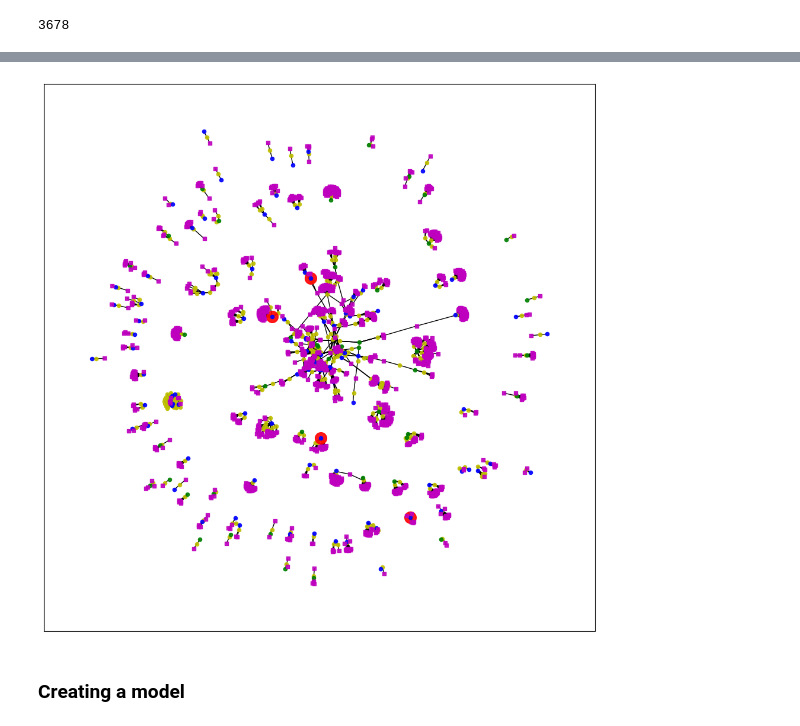
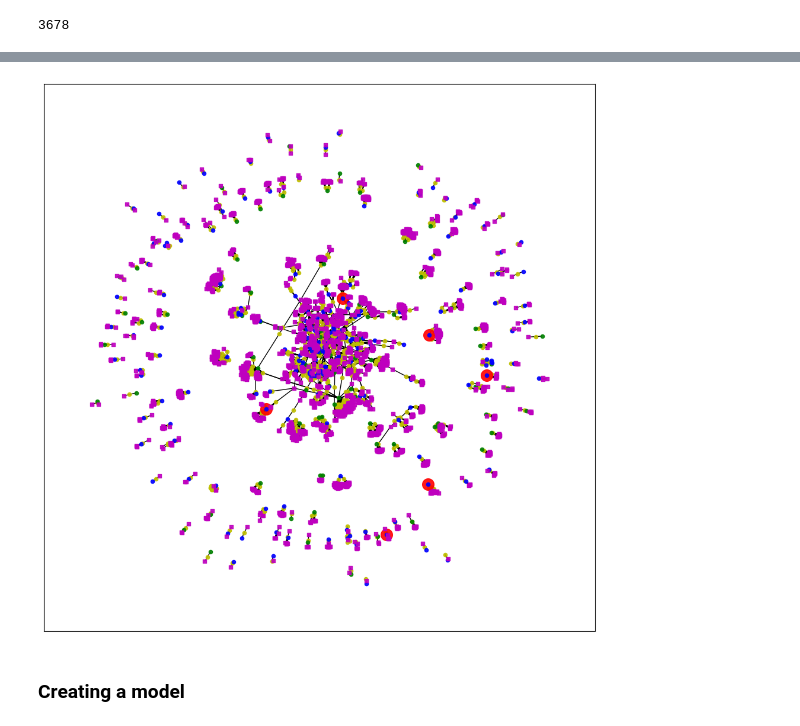
Before and after one commit to MatthiasPicard/fake-news-detection, a Jupyter notebook: urls.ipynb, the cells around one changed output, grey strips where cells are left out. Saved outputs shown, nothing was run; the diff lists cells and outputs as text; code cells hidden in the pictures.

Commit message:
adapting Preprocessing for articles

```diff
--- a/urls.ipynb
+++ b/urls.ipynb
@@ -357 +211,10 @@ df_sources_mixte
+# %%
+from Preprocessing import Preprocessing
+
+label = "source"
+list_mention = ["gdelt_data/20231001000000.mentions.CSV","gdelt_data/20231001001500.mentions.CSV"]
+list_event = ["gdelt_data_event/20231001000000.export.CSV","gdelt_data_event/20231001001500.export.CSV"]
+
+preprocessing = Preprocessing(label)
+labels,df_events,df_mentions = preprocessing.data_load(list_event,list_mention)
 # %%
@@ -580,7 +396,7 @@ eg_list = []
 for i, row in df_article_sorted.iterrows():
     G.add_node(f"{i}_a", node_type='article', x=row.to_numpy().astype(np.float32))
     ag_list.append(f"{i}_a")
-for i, row in df_sources_mixte_sorted.iterrows():
+for i, row in labels_sorted.iterrows():
     G.add_node(f"{i}_s", node_type='source', x=row.to_numpy().astype(np.float32))
     if y[i] == 1:
         sgf_list.append(f"{i}_s")
@@ -588,7 +404,7 @@ for i, row in df_sources_mixte_sorted.iterrows():
         sgt_list.append(f"{i}_s")
     else:
         sgn_list.append(f"{i}_s")
-for i, row in df_test_event_sorted_temp.iterrows():
+for i, row in df_events_sorted_temp.iterrows():
     G.add_node(f"{i}_e", node_type='event', x=row.to_numpy().astype(np.float32))
     eg_list.append(f"{i}_e")
 
@@ -642,34 +458,34 @@ nx.draw_networkx_nodes(G,
 
 nx.draw_networkx_nodes(G,
         pos,
         nodelist = [x for x in sgt_list if x in G.nodes],
         node_size = 20,
         node_color = "g",
         node_shape = 'o',
         alpha=0.9,
        )
 
 nx.draw_networkx_nodes(G,
         pos,
         nodelist = [x for x in sgn_list if x in G.nodes],
         node_size = 20,
         node_color = "b",
         node_shape = 'o',
         alpha=0.9,
        )
 
 nx.draw_networkx_nodes(G,
         pos,
         nodelist = [x for x in eg_list if x in G.nodes],
         node_size = 20,
         node_color = 'm',
         node_shape = 's',
         alpha=0.9,
        )
 
 plt.show()
 # %% [output]
-[figure, old version]
+[figure, new version]
 # %% [markdown]
 ### Creating a model
 # %%
```
Also changed, not shown: parts of 16 cells of this notebook, 2 other files.
